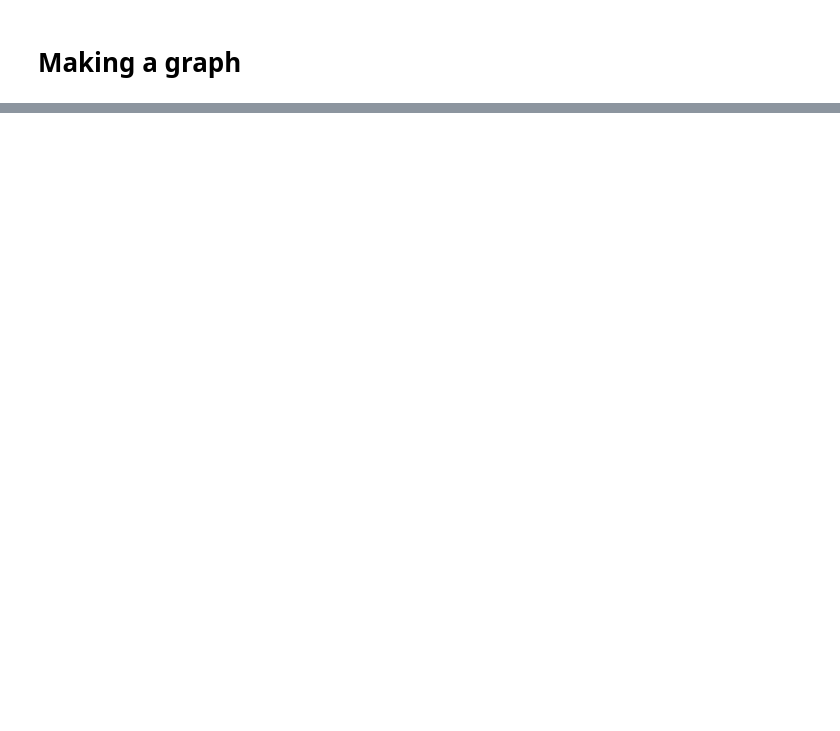
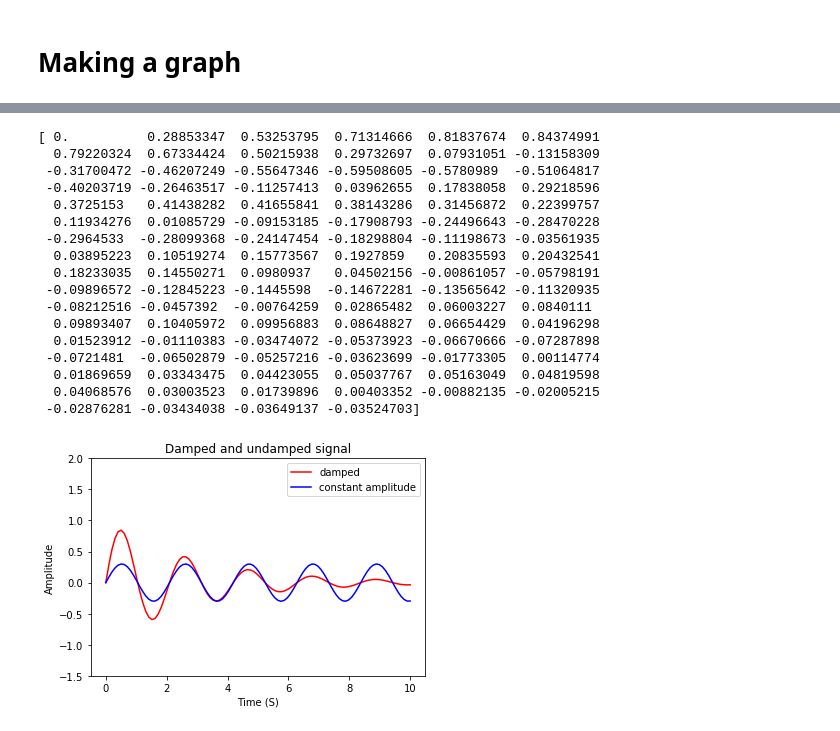
Before and after one commit to clarenznet/computational_physics, a Jupyter notebook: implement.ipynb, the cells around one changed output, grey strips where cells are left out. Saved outputs shown, nothing was run; the diff lists cells and outputs as text; code cells hidden in the pictures; blank space fills up the shorter version.

```diff
--- a/implement.ipynb
+++ b/implement.ipynb
@@ -24,0 +30,47 @@ ax.plot(x, y, color='tab:orange')
+# %%
+import numpy as np
+import math
+time=np.linspace(0.0,10.0,100)
+#print (time)
+height2=time*3
+#print (height2)
+height=np.exp(-time/3.0)*np.sin(time*3)
+print (height)
+
+# plot the data
+#fig = plt.figure()
+#ax = fig.add_subplot(1, 1, 1)
+#ax.plot( time,height, color='tab:red')
+#ax.plot( time,0.3*np.sin(time*3), color='tab:blue')
+plt.plot(time, height, "-r", label="damped")
+plt.plot(time, 0.3*np.sin(time*3), "-b", label="constant amplitude")
+plt.legend(loc="upper right")
+plt.ylim(-1.5, 2.0)
+plt.title('Damped and undamped signal')
+plt.xlabel('Time (S)')
+plt.ylabel('Amplitude')
+
+plt.show()
+
+#ax.plot(xdata2, ydata2, color='tab:orange')
+
+# Add title and axis names
+# %% [output]
+[ 0.          0.28853347  0.53253795  0.71314666  0.81837674  0.84374991
+  0.79220324  0.67334424  0.50215938  0.29732697  0.07931051 -0.13158309
+ -0.31700472 -0.46207249 -0.55647346 -0.59508605 -0.5780989  -0.51064817
+ -0.40203719 -0.26463517 -0.11257413  0.03962655  0.17838058  0.29218596
+  0.3725153   0.41438282  0.41655841  0.38143286  0.31456872  0.22399757
+  0.11934276  0.01085729 -0.09153185 -0.17908793 -0.24496643 -0.28470228
+ -0.2964533  -0.28099368 -0.24147454 -0.18298804 -0.11198673 -0.03561935
+  0.03895223  0.10519274  0.15773567  0.1927859   0.20835593  0.20432541
+  0.18233035  0.14550271  0.0980937   0.04502156 -0.00861057 -0.05798191
+ -0.09896572 -0.12845223 -0.1445598  -0.14672281 -0.13565642 -0.11320935
+ -0.08212516 -0.0457392  -0.00764259  0.02865482  0.06003227  0.0840111
+  0.09893407  0.10405972  0.09956883  0.08648827  0.06654429  0.04196298
+  0.01523912 -0.01110383 -0.03474072 -0.05373923 -0.06670666 -0.07287898
+ -0.0721481  -0.06502879 -0.05257216 -0.03623699 -0.01773305  0.00114774
+  0.01869659  0.03343475  0.04423055  0.05037767  0.05163049  0.04819598
+  0.04068576  0.03003523  0.01739896  0.00403352 -0.00882135 -0.02005215
+ -0.02876281 -0.03434038 -0.03649137 -0.03524703]
+[figure, added]
```
Also changed, not shown: parts of 2 cells of this notebook.
